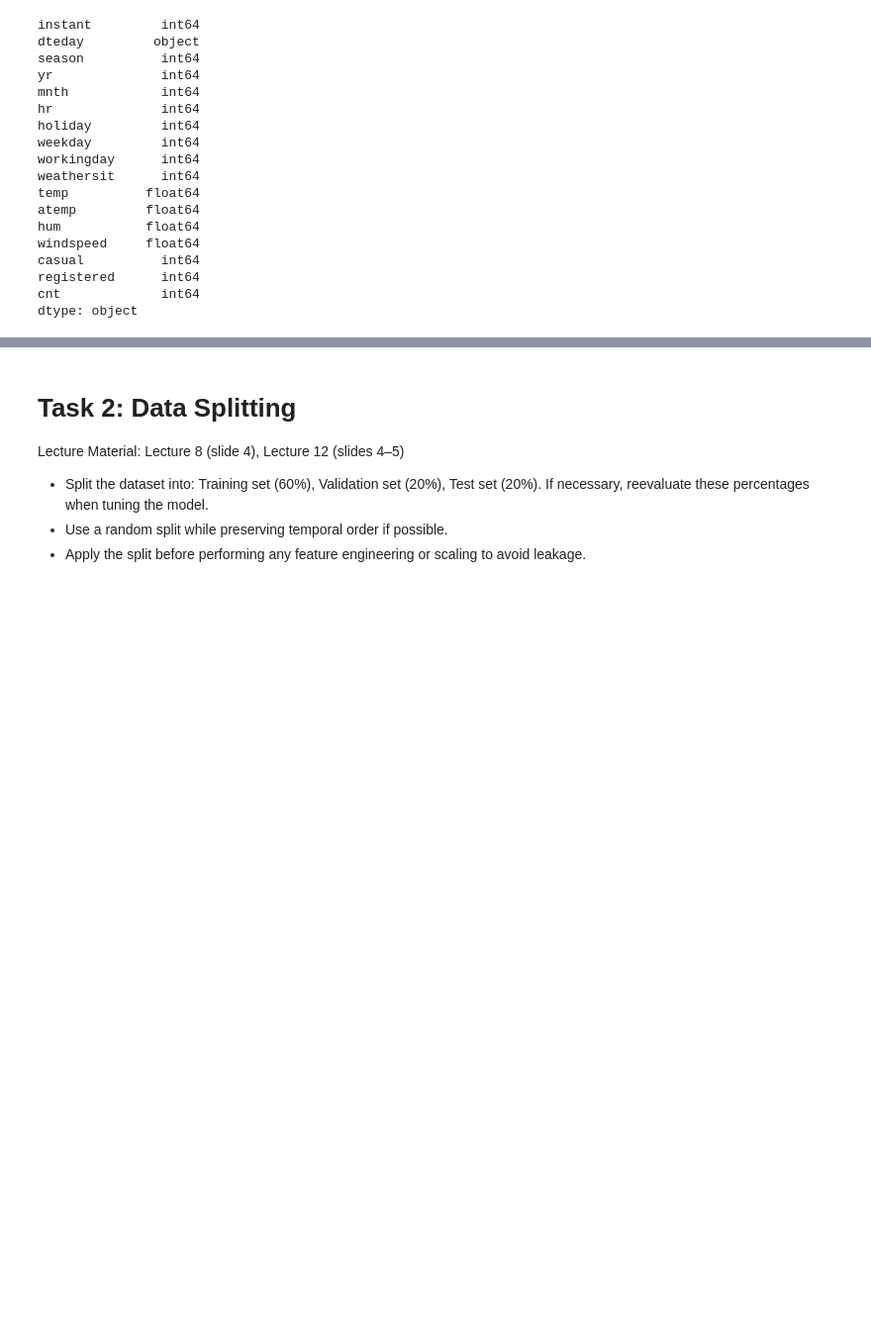
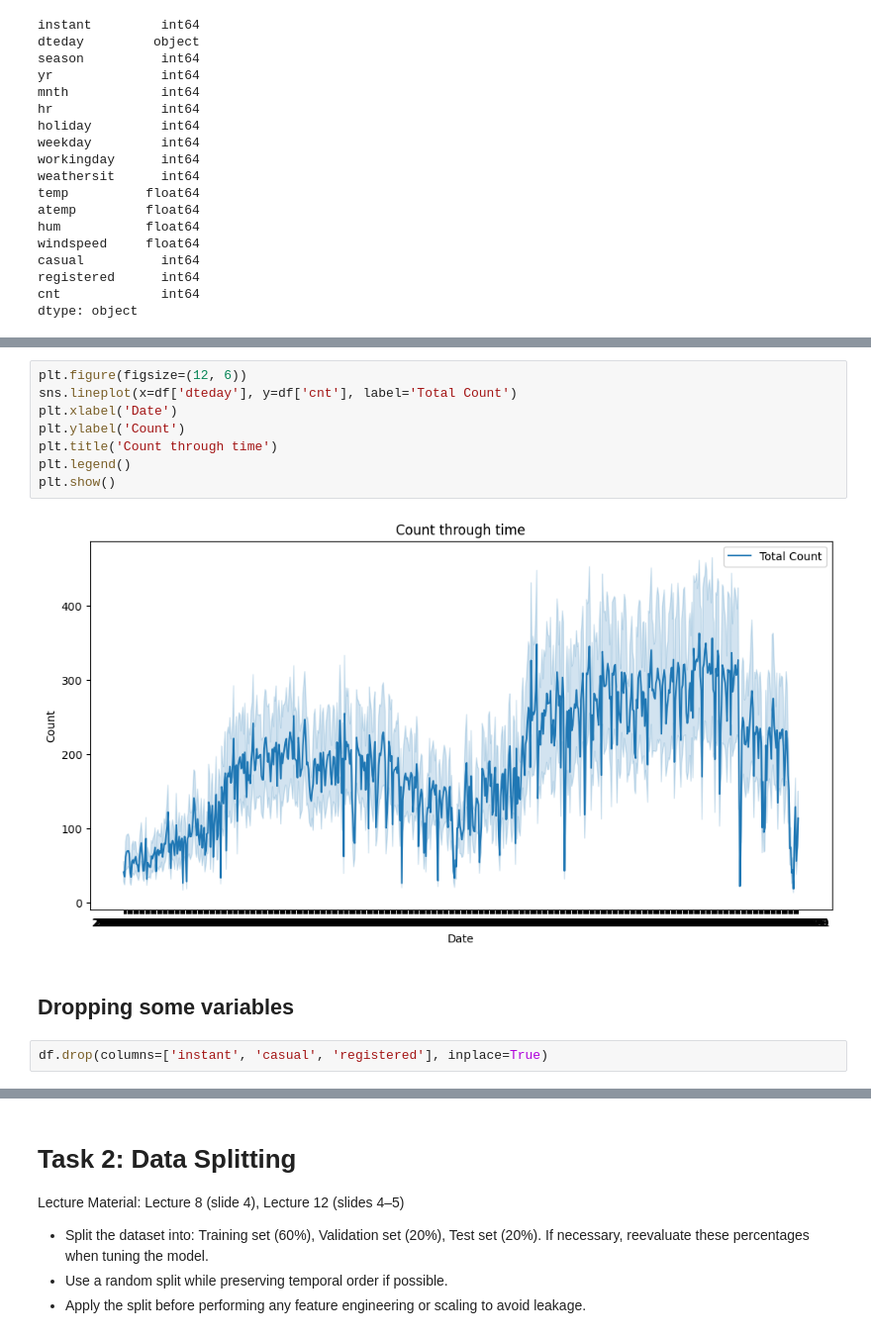
Before and after one commit to catebros/ML-fundamentals-2025, a Jupyter notebook: assignment_2_caterinamaria_barberoros[_barberoros].ipynb, the cells around one changed output, grey strips where cells are left out. Shown at 99% size. Drawn from its saved outputs; the diff is of its cells as text; blank space fills up the shorter version.

```diff
--- a/assignment_2_caterinamaria_barberoros[_barberoros].ipynb
+++ b/assignment_2_caterinamaria_barberoros[_barberoros].ipynb
@@ -72,0 +147,14 @@ dtype: object
+# %%
+plt.figure(figsize=(12, 6))
+sns.lineplot(x=df['dteday'], y=df['cnt'], label='Total Count')
+plt.xlabel('Date')
+plt.ylabel('Count')
+plt.title('Count through time')
+plt.legend()
+plt.show()
+# %% [output]
+[figure, added]
+# %% [markdown]
+## Dropping some variables
+# %%
+df.drop(columns=['instant', 'casual', 'registered'], inplace=True)
```
Also changed, not shown: parts of 44 cells of this notebook.
